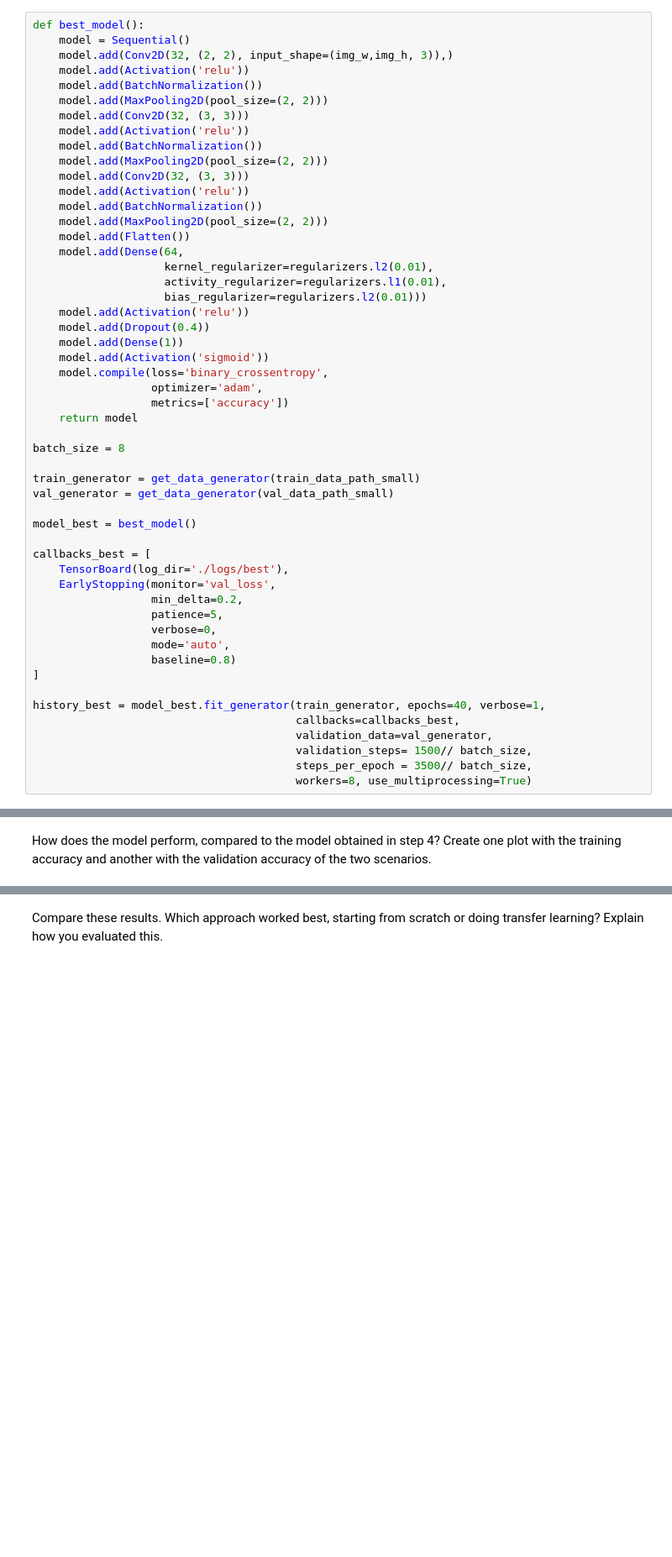
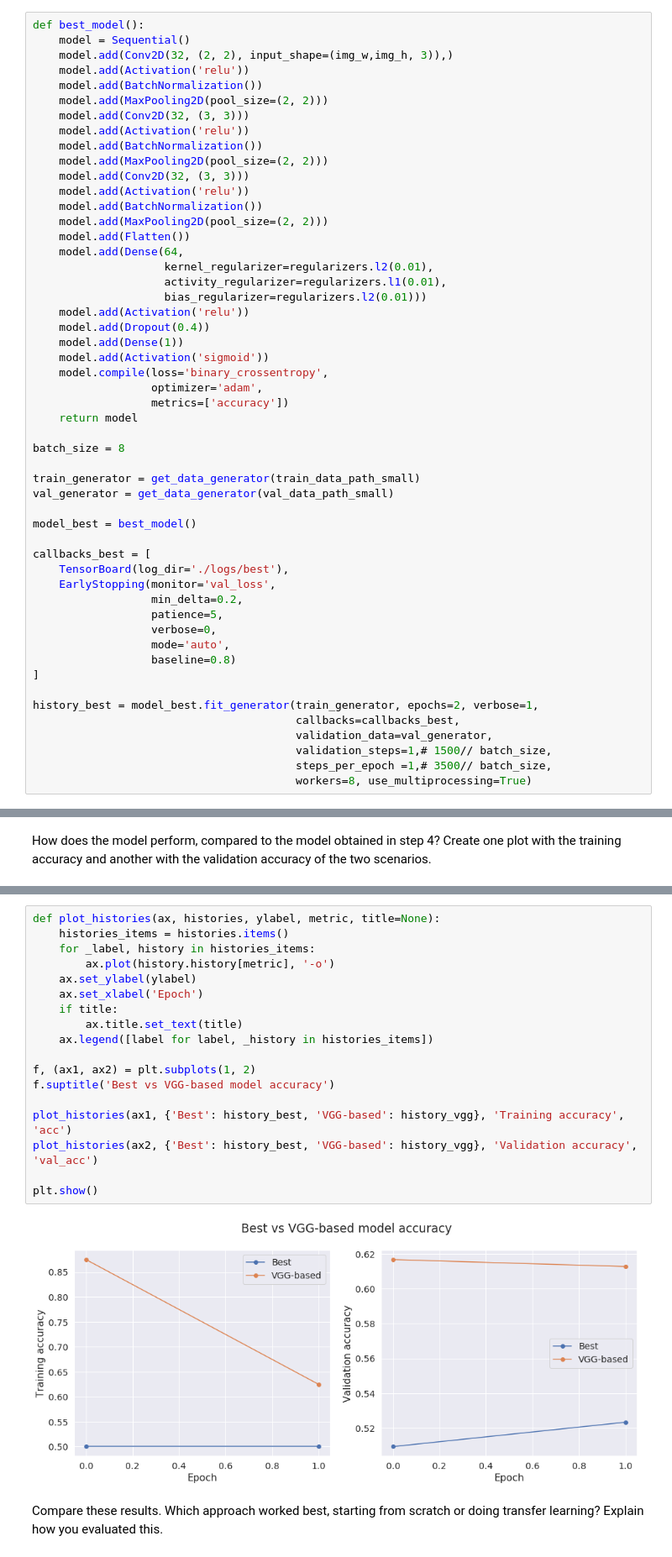
Before and after one commit to earlfernando/deeplearning-HA1, a Jupyter notebook: HA1.ipynb, the cells around one changed output, grey strips where cells are left out. Shown: that part at 84% size. Cells and saved outputs as stored; diff of their text form; blank space fills up the shorter version.

```diff
--- a/HA1.ipynb
+++ b/HA1.ipynb
@@ -371,9 +375,9 @@ callbacks_best = [
                   baseline=0.8)
 ]
 
-history_best = model_best.fit_generator(train_generator, epochs=40, verbose=1,
+history_best = model_best.fit_generator(train_generator, epochs=2, verbose=1,
                                         callbacks=callbacks_best,
                                         validation_data=val_generator,
-                                        validation_steps= 1500// batch_size,
-                                        steps_per_epoch = 3500// batch_size,
+                                        validation_steps=1,# 1500// batch_size,
+                                        steps_per_epoch =1,# 3500// batch_size,
                                         workers=8, use_multiprocessing=True)
@@ -495,3 +506,23 @@ plt.show()
+# %%
+def plot_histories(ax, histories, ylabel, metric, title=None):
+    histories_items = histories.items()
+    for _label, history in histories_items:
+        ax.plot(history.history[metric], '-o')
+    ax.set_ylabel(ylabel)
+    ax.set_xlabel('Epoch')
+    if title:
+        ax.title.set_text(title)
+    ax.legend([label for label, _history in histories_items])
+
+f, (ax1, ax2) = plt.subplots(1, 2)
+f.suptitle('Best vs VGG-based model accuracy')
+
+plot_histories(ax1, {'Best': history_best, 'VGG-based': history_vgg}, 'Training accuracy', 'acc')
+plot_histories(ax2, {'Best': history_best, 'VGG-based': history_vgg}, 'Validation accuracy', 'val_acc')
+
+plt.show()
+# %% [output]
+[figure, added]
 # %% [markdown]
 Compare these results. Which approach worked best, starting from scratch or doing transfer learning? Explain how you evaluated this.
 # %% [markdown]
```
Also changed, not shown: parts of 16 cells of this notebook.
